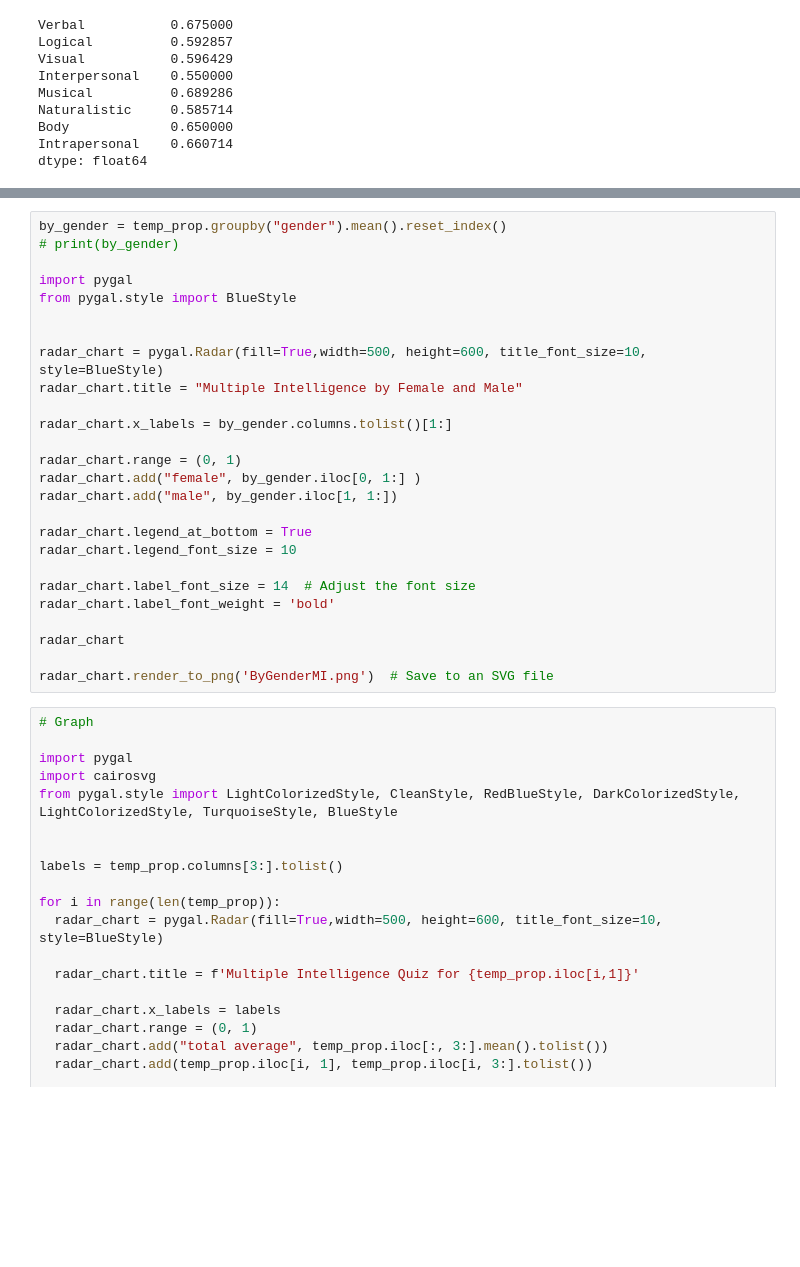
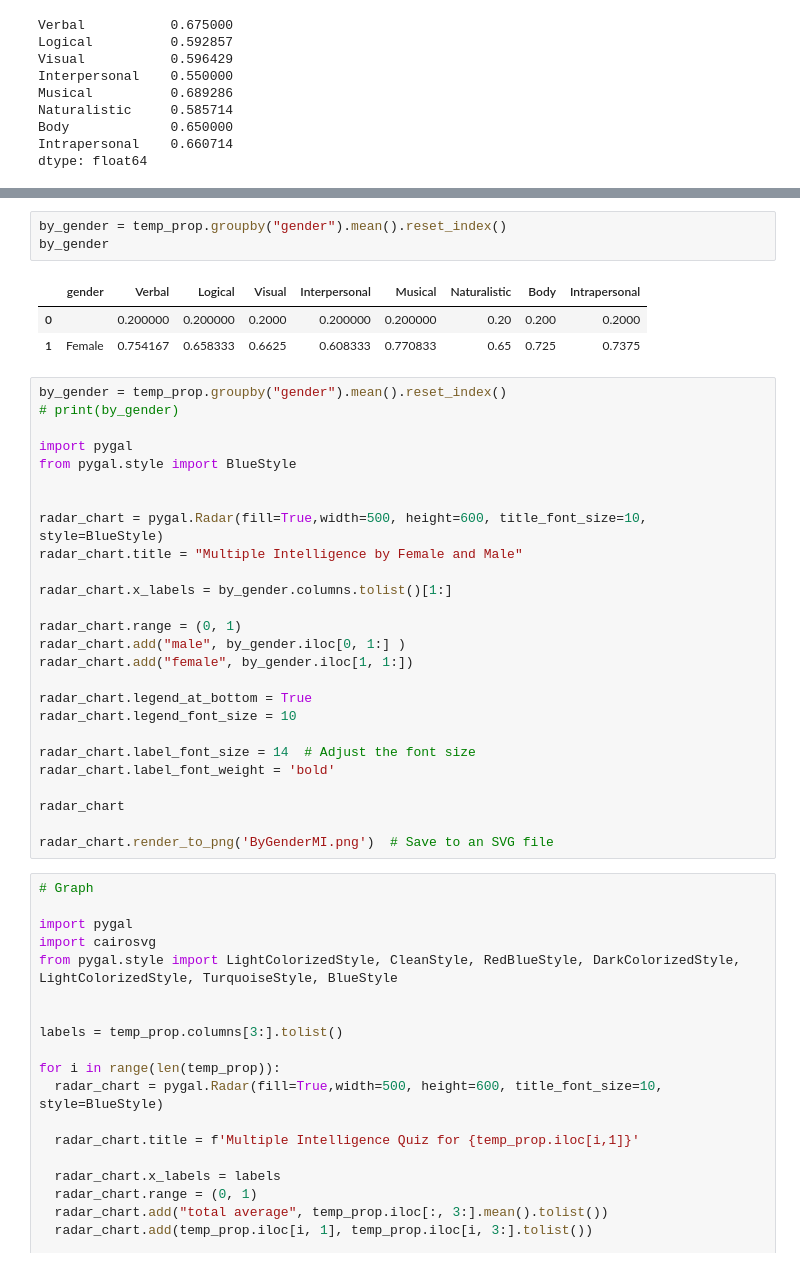
Before and after one commit to YounSooKimTech/Joy_Automation, a Jupyter notebook: Gardner's_Multiple_Intelligence_Theory_Questionnaire_&_Data_Visualization.ipynb, the cells around one changed output, grey strips where cells are left out. Cells and saved outputs as stored; diff of their text form; blank space fills up the shorter version.

```diff
--- a/Gardner's_Multiple_Intelligence_Theory_Questionnaire_&_Data_Visualization.ipynb
+++ b/Gardner's_Multiple_Intelligence_Theory_Questionnaire_&_Data_Visualization.ipynb
@@ -155,3 +116,10 @@ Requirement already satisfied: pygal in /usr/local/lib/python3.10/dist-packages
+# %%
+by_gender = temp_prop.groupby("gender").mean().reset_index()
+by_gender
+# %% [output]
+|  | gender | Verbal | Logical | Visual | Interpersonal | Musical | Naturalistic | Body | Intrapersonal |
+| 0 |  | 0.200000 | 0.200000 | 0.2000 | 0.200000 | 0.200000 | 0.20 | 0.200 | 0.2000 |
+| 1 | Female | 0.754167 | 0.658333 | 0.6625 | 0.608333 | 0.770833 | 0.65 | 0.725 | 0.7375 |
 # %%
 by_gender = temp_prop.groupby("gender").mean().reset_index()
 # print(by_gender)
@@ -166,8 +134,8 @@ radar_chart.title = "Multiple Intelligence by Female and Male"
 radar_chart.x_labels = by_gender.columns.tolist()[1:]
 
 radar_chart.range = (0, 1)
-radar_chart.add("female", by_gender.iloc[0, 1:] )
-radar_chart.add("male", by_gender.iloc[1, 1:])
+radar_chart.add("male", by_gender.iloc[0, 1:] )
+radar_chart.add("female", by_gender.iloc[1, 1:])
 
 radar_chart.legend_at_bottom = True
 radar_chart.legend_font_size = 10
```
Also changed, not shown: parts of 8 cells of this notebook.
